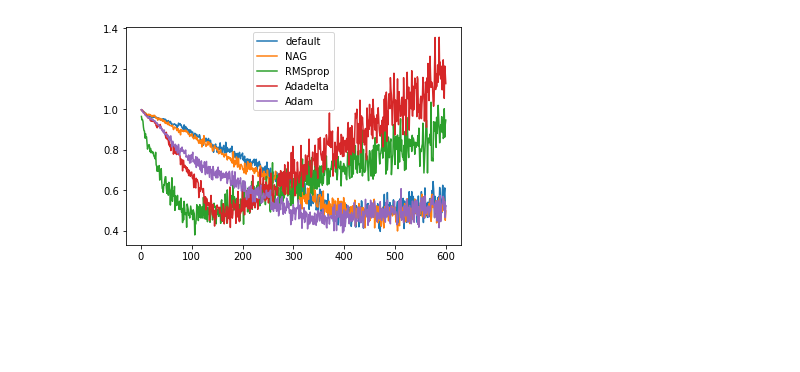
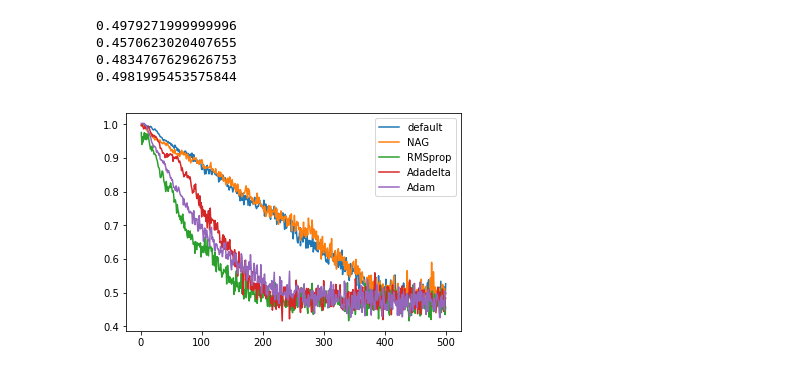
Before and after one commit to huangyx5519/ML2017-lab-02, a Jupyter notebook: ClassificationExperiment.ipynb, the cells around one changed output. Cells and saved outputs as stored; diff of their text form; code cells hidden in the pictures; blank space fills up the shorter version.

```diff
--- a/ClassificationExperiment.ipynb
+++ b/ClassificationExperiment.ipynb
@@ -14,7 +14,7 @@ def c(x,y,w):
 
 #Loss函数对w求导
 def loss_derivatived(w,X_train,y_train,index):
-    return (c(X_train[index],y_train[index],w_temple))*X_train[index]
+    return (c(X_train[index],y_train[index],w))*X_train[index]
 
 def shuffle_data_index(data_size):
     arr_index = []
@@ -27,9 +27,9 @@ def shuffle_data_index(data_size):
 def testLoss(w, X_test, y_test):
     total_cost=0
     shuffled_arr = shuffle_data_index(y_test.size)
-    for m in range(500):
+    for m in range(1000):
         index = shuffled_arr[m]
-        cost = float(max(0,1-y_train[index]*(w*X_train[index].T)))
+        cost = float(max(0,1-y_test[index]*(w*X_test[index].T)))
         total_cost += cost
 
     j = total_cost/(m+1)
@@ -99,7 +99,7 @@ def Classification_gradAscent_NAG(X_train, X_test, y_train, y_test,eta,maxCycles
         p_test_loss.append(test_loss)
 
     plt.plot(p_x, p_test_loss,label="NAG")
-#     print(p_test_loss[499])
+    print(p_test_loss[499])
 
 
 def Classification_gradAscent_RMSprop(X_train, X_test, y_train, y_test,eta,maxCycles):
@@ -126,9 +126,11 @@ def Classification_gradAscent_RMSprop(X_train, X_test, y_train, y_test,eta,maxCy
         p_test_loss.append(testLoss(w, X_test, y_test))
 
     plt.plot(p_x, p_test_loss,label="RMSprop")
+    print(p_test_loss[499])
 
 
 def Classification_gradAscent_Adadelta(X_train, X_test, y_train, y_test,eta,maxCycles):
+#     decay_rate=0.9
     decay_rate=0.9
 
     t_X_column_num=X_train[0].size
@@ -158,7 +160,7 @@ def Classification_gradAscent_Adadelta(X_train, X_test, y_train, y_test,eta,maxC
         p_test_loss.append(test_loss)
 
     plt.plot(p_x, p_test_loss,label="Adadelta")
-#     print(p_test_loss[499])
+    print(p_test_loss[499])
 
 
 def Classification_gradAscent_Adam(X_train, X_test, y_train, y_test,eta,maxCycles):
@@ -181,33 +183,37 @@ def Classification_gradAscent_Adam(X_train, X_test, y_train, y_test,eta,maxCycle
     for m in range(maxCycles):
         index = shuffled_arr[m]
         dl=loss_derivatived(w,X_train,y_train,index)
         s=(D1_decay_rate*s+(1-D1_decay_rate)*dl)
         s1=s/(1-D1_decay_rate)
         r=(D2_decay_rate*r+(1-D2_decay_rate)*multiply(dl,dl))
         r1=r/(1-D2_decay_rate)
         w=w-multiply(learning_rate*s1,1/(np.sqrt(r1)+10**-8))
 
         p_x.append(m+1)
         test_loss=testLoss(w, X_test, y_test)
         p_test_loss.append(test_loss)
 
     plt.plot(p_x, p_test_loss,label="Adam")
     plt.legend()
-#     print(p_test_loss[499])
+    print(p_test_loss[499])
 
 
 def main():
     X_train, X_test, y_train, y_test=data_process()
 #     eta = 0.000603
     eta = 0.0006
-    maxCycles = 600
+    maxCycles = 500
     Classification_gradAscent(X_train, X_test, y_train, y_test,eta,maxCycles)
     Classification_gradAscent_NAG(X_train, X_test, y_train, y_test,eta,maxCycles)
     Classification_gradAscent_RMSprop(X_train, X_test, y_train, y_test,eta,maxCycles)
     Classification_gradAscent_Adadelta(X_train, X_test, y_train, y_test,eta,maxCycles)
     Classification_gradAscent_Adam(X_train, X_test, y_train, y_test,eta,maxCycles)
 
 
 main()
 # %% [output]
+0.4979271999999996
+0.4570623020407655
+0.4834767629626753
+0.4981995453575844
-[figure, old version]
+[figure, new version]
```
Also changed, not shown: 1 other file.
